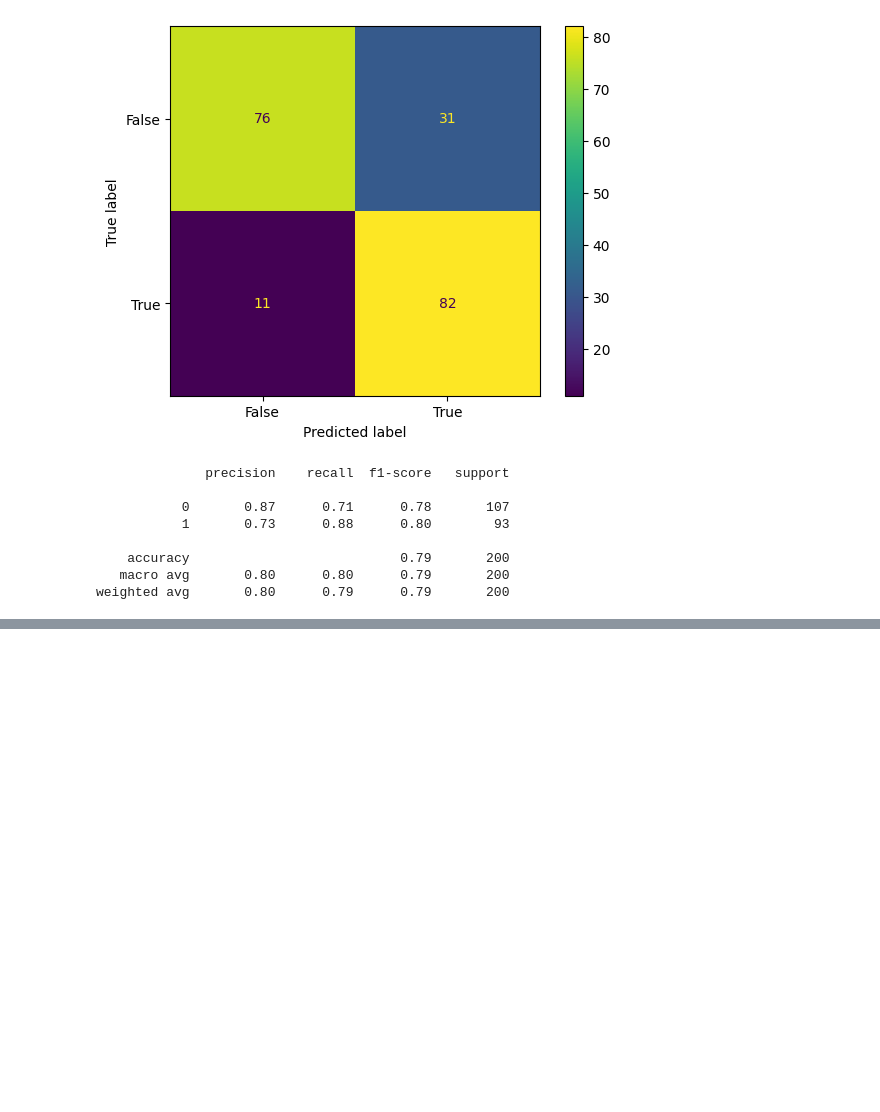
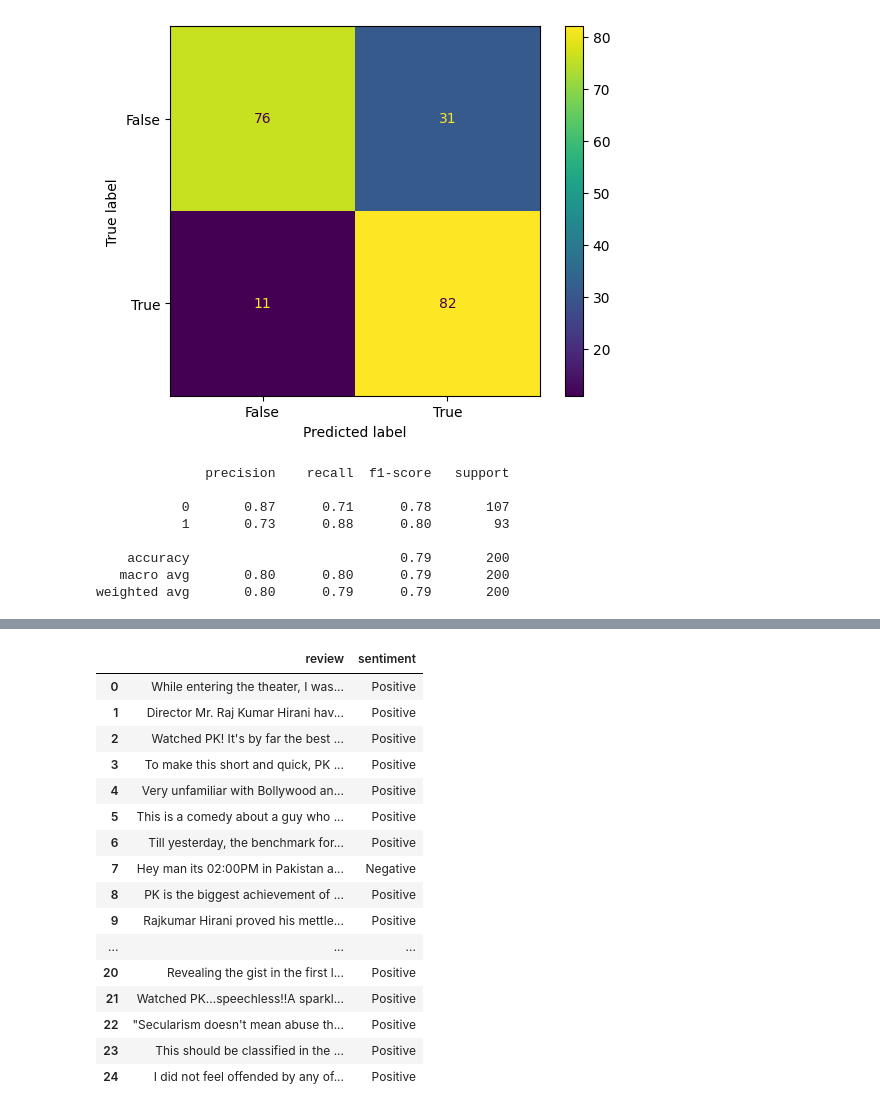
Before and after one commit to tushar9085/SentimentFlix, a Jupyter notebook: NLTK/Practice/practice.ipynb, the cells around one changed output, grey strips where cells are left out. Cells and saved outputs as stored; diff of their text form; code cells hidden in the pictures; blank space fills up the shorter version.

```diff
--- a/NLTK/Practice/practice.ipynb
+++ b/NLTK/Practice/practice.ipynb
@@ -388,0 +360,18 @@ print(predicted)
+# %%
+import requests
+from bs4 import BeautifulSoup
+import pandas as pd
+
+url = 'https://www.imdb.com/title/tt2338151/reviews/?ref_=tt_ov_rt'
+
+response = requests.get(url)
+soup = BeautifulSoup(response.content, 'html.parser')
+reviews = soup.find_all('div', {'class': 'text show-more__control'})
+review_texts = []
+for review in reviews:
+     review_text = review.text.strip()
+     review_texts.append(review_text)
+
+df3 = pd.DataFrame({'review': review_texts})
+
+df3.head()
@@ -388,0 +416,23 @@ print(predicted)
+# %%
+dt2['sentiment'] = MNB.predict(text_counts2)
+
+dt2.sentiment = ["Negative" if each == 0 else "Positive" for each in dt2.sentiment]
+dt2
+# %% [output]
+|  | review | sentiment |
+| 0 | While entering the theater, I was... | Positive |
+| 1 | Director Mr. Raj Kumar Hirani hav... | Positive |
+| 2 | Watched PK! It's by far the best ... | Positive |
+| 3 | To make this short and quick, PK ... | Positive |
+| 4 | Very unfamiliar with Bollywood an... | Positive |
+| 5 | This is a comedy about a guy who ... | Positive |
+| 6 | Till yesterday, the benchmark for... | Positive |
+| 7 | Hey man its 02:00PM in Pakistan a... | Negative |
+| 8 | PK is the biggest achievement of ... | Positive |
+| 9 | Rajkumar Hirani proved his mettle... | Positive |
+| ... | ... | ... |
+| 20 | Revealing the gist in the first l... | Positive |
+| 21 | Watched PK...speechless!!A sparkl... | Positive |
+| 22 | "Secularism doesn't mean abuse th... | Positive |
+| 23 | This should be classified in the ... | Positive |
+| 24 | I did not feel offended by any of... | Positive |
```
Also changed, not shown: parts of 16 cells of this notebook, 3 other files.
